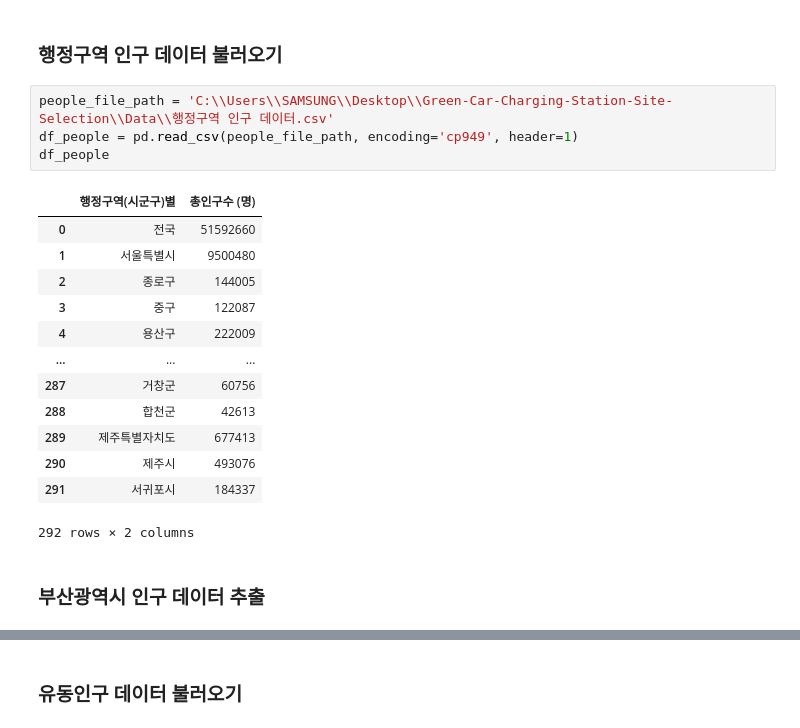
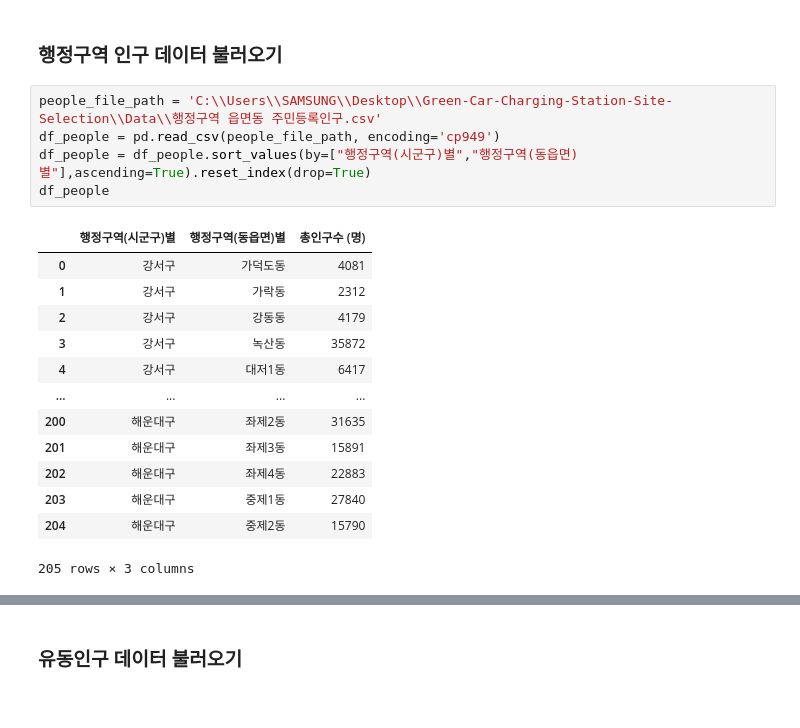
Before and after one commit to jhparkland/Green-Car-Charging-Station-Site-Selection, a Jupyter notebook: Notebook/GVCS/GVCS.ipynb, the cells around one changed output, grey strips where cells are left out. Saved outputs shown, nothing was run; the diff lists cells and outputs as text.

```diff
--- a/Notebook/GVCS/GVCS.ipynb
+++ b/Notebook/GVCS/GVCS.ipynb
@@ -284,22 +289,21 @@ khai_pro
 # %% [markdown]
 ### 행정구역 인구 데이터 불러오기
 # %%
-people_file_path = 'C:\\Users\\SAMSUNG\\Desktop\\Green-Car-Charging-Station-Site-Selection\\Data\\행정구역 인구 데이터.csv'
-df_people = pd.read_csv(people_file_path, encoding='cp949', header=1)
+people_file_path = 'C:\\Users\\SAMSUNG\\Desktop\\Green-Car-Charging-Station-Site-Selection\\Data\\행정구역 읍면동 주민등록인구.csv'
+df_people = pd.read_csv(people_file_path, encoding='cp949')
+df_people = df_people.sort_values(by=["행정구역(시군구)별","행정구역(동읍면)별"],ascending=True).reset_index(drop=True)
 df_people
 # %% [output]
-|  | 행정구역(시군구)별 | 총인구수 (명) |
-| 0 | 전국 | 51592660 |
-| 1 | 서울특별시 | 9500480 |
-| 2 | 종로구 | 144005 |
-| 3 | 중구 | 122087 |
-| 4 | 용산구 | 222009 |
-| ... | ... | ... |
-| 287 | 거창군 | 60756 |
-| 288 | 합천군 | 42613 |
-| 289 | 제주특별자치도 | 677413 |
-| 290 | 제주시 | 493076 |
-| 291 | 서귀포시 | 184337 |
+|  | 행정구역(시군구)별 | 행정구역(동읍면)별 | 총인구수 (명) |
+| 0 | 강서구 | 가덕도동 | 4081 |
+| 1 | 강서구 | 가락동 | 2312 |
+| 2 | 강서구 | 강동동 | 4179 |
+| 3 | 강서구 | 녹산동 | 35872 |
+| 4 | 강서구 | 대저1동 | 6417 |
+| ... | ... | ... | ... |
+| 200 | 해운대구 | 좌제2동 | 31635 |
+| 201 | 해운대구 | 좌제3동 | 15891 |
+| 202 | 해운대구 | 좌제4동 | 22883 |
+| 203 | 해운대구 | 중제1동 | 27840 |
+| 204 | 해운대구 | 중제2동 | 15790 |
-292 rows × 2 columns
+205 rows × 3 columns
-# %% [markdown]
-### 부산광역시 인구 데이터 추출
```
Also changed, not shown: parts of 29 cells of this notebook, 13 other files.
